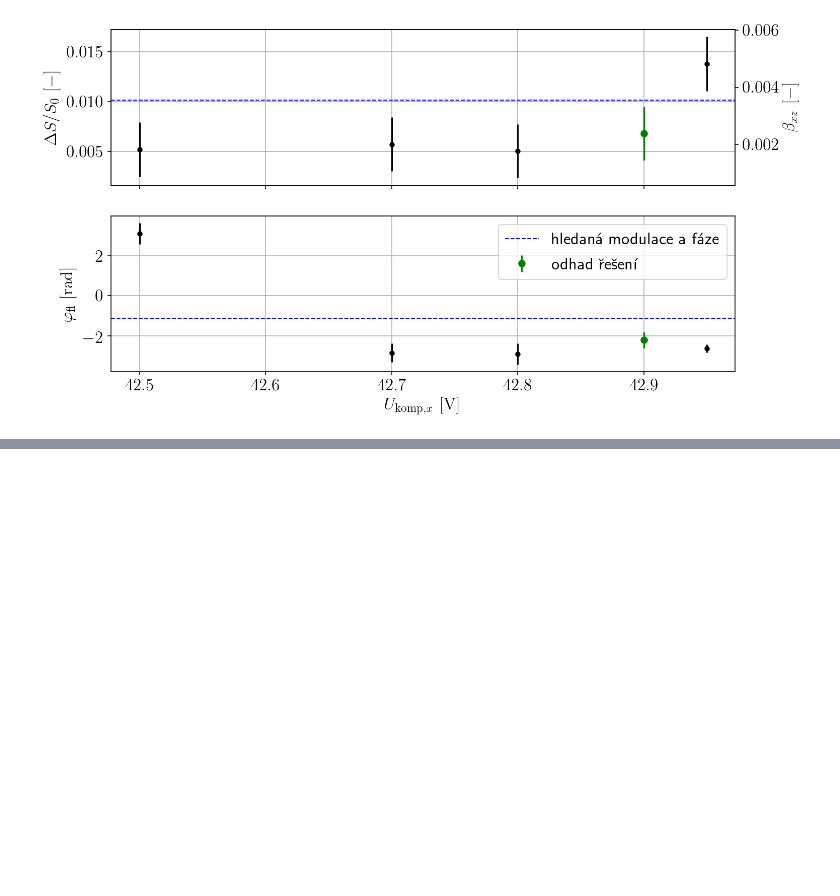
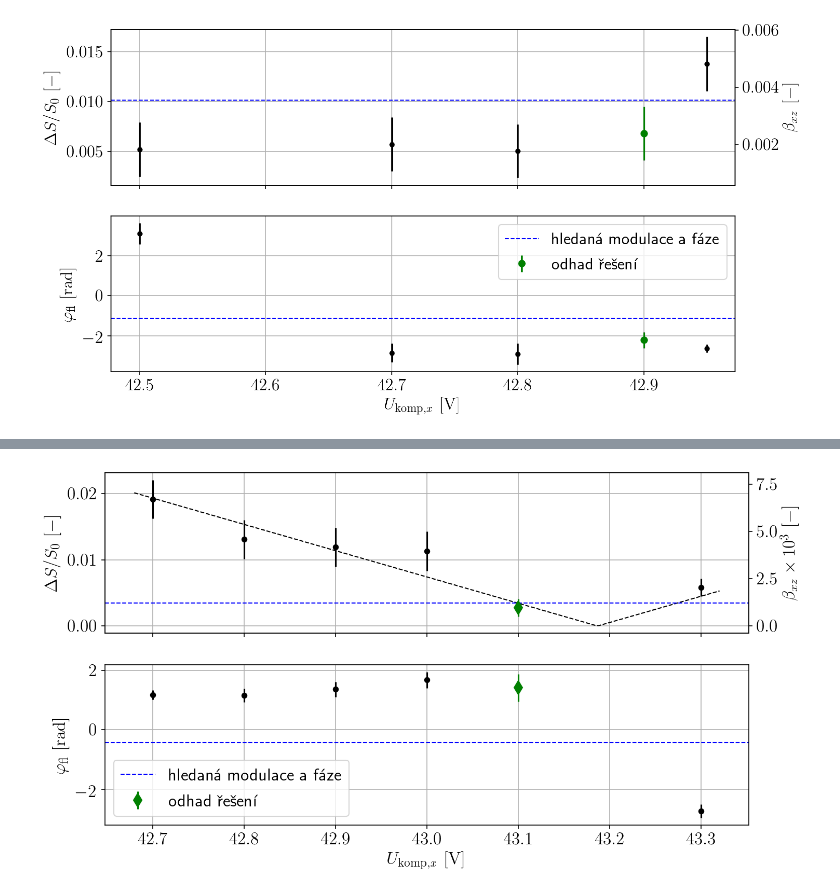
Before and after one commit to dvadlejch/Julia_vypocty_diplomka, a Jupyter notebook: julia_plots/xz_EMM_min_plot.ipynb, the cells around one changed output, grey strips where cells are left out. Cells and saved outputs as stored; diff of their text form; code cells hidden in the pictures; blank space fills up the shorter version.

```diff
--- a/julia_plots/xz_EMM_min_plot.ipynb
+++ b/julia_plots/xz_EMM_min_plot.ipynb
@@ -395,0 +687,72 @@ ax2.grid()
+# %%
+f, (ax1, ax2) = plt.subplots(2,1, sharex=True, figsize=(sizex/my_dpi, sizey/my_dpi), dpi=my_dpi)
+
+indexes = np.array([ 5,6,7,8,11])
+indexes_line_fit = [5,6,7,8,10,11]
+Delta_S_S_ratio_sigma = np.array(Delta_S_S_ratio_sigma)
+fot_phi = np.array(fot_phi)
+fot_phi_sigma = np.array(fot_phi_sigma)
+
+
+# zkusim body prolozit primkou
+from scipy.optimize import least_squares
+from EMM_min_func import MM_resid, MM_line
+# kvuli spravnosti fitu potrebuju upravit znamenka
+DeltaS_S_ratio[10] = - DeltaS_S_ratio[10]
+DeltaS_S_ratio[11] = - DeltaS_S_ratio[11]
+
+fit = least_squares(MM_resid, x0=[1,1], args=(DeltaS_S_ratio[indexes_line_fit], U_komp_x[indexes_line_fit]))
+
+U_komp_delta = 0.02
+U_komp_x_fit = np.linspace(min(U_komp_x[indexes_line_fit])-U_komp_delta, max(U_komp_x[indexes_line_fit])+U_komp_delta, 200)
+DeltaS_S_fit = MM_line(fit.x, U_komp_x_fit)
+#######
+
+ax1.errorbar(U_komp_x[indexes], np.abs(DeltaS_S_ratio[indexes]), fmt='.', color='black', yerr=Delta_S_S_ratio_sigma[indexes], markersize=9)
+ax1.plot(U_komp_x_fit, np.abs(DeltaS_S_fit), linestyle='--', linewidth=1, color='black', label=r"proložení přímkou" )
+
+#--- mereni v minimu
+# x.errorbar(nu[np.argmin(beta)], np.abs(DeltaS_S_ratio[np.argmin(beta)]), fmt='.', color='green',
+#           yerr = Delta_S_S_ratio_sigma[np.argmin(beta)], markersize=10)
+ax1.errorbar(U_komp_x[10], np.abs(DeltaS_S_ratio[10]), fmt='d', color='green',
+          yerr = Delta_S_S_ratio_sigma[10], markersize=9, label=r"odhad řešení")
+
+# plot hledane modulace
+ax1.axhline(DeltaS_S_ratio_xz_teor, linewidth=1, linestyle='--', color='blue')
+
+ax12 = ax1.twinx()
+# x2.errorbar(nu[4:], beta[4:], fmt='.', yerr=beta_sigma[4:], color='blue')
+ax12.errorbar(U_komp_x[np.array(indexes)], beta[np.array(indexes)]*1e3,fmt='.',
+            yerr=beta_sigma[indexes]*1e3, alpha=0)
+ax12.set_ylim(  get_beta(Omega, decay_rate, laser_detun, ax1.get_ylim()[0] )*1e3, get_beta(Omega, decay_rate, laser_detun, ax1.get_ylim()[1] )*1e3)
+
+ax2.errorbar(U_komp_x[np.array(indexes)], fot_phi[np.array(indexes)], fmt='.', color='black', yerr=fot_phi_sigma[np.array(indexes)], markersize=9)
+# ax2.errorbar(U_komp_x[np.array(indexes)], fot_phi[np.array(indexes)] - fot_phi[12], fmt='.', color='black', yerr=fot_phi_sigma[np.array(indexes)], markersize=9)
+
+#--- mereni v minimu
+# x.errorbar(nu[np.argmin(beta)], np.abs(DeltaS_S_ratio[np.argmin(beta)]), fmt='.', color='green',
+#           yerr = Delta_S_S_ratio_sigma[np.argmin(beta)], markersize=10)
+ax2.errorbar(U_komp_x[10], fot_phi[10], fmt='d', color='green',
+          yerr = fot_phi_sigma[10], markersize=9, label=r"odhad řešení")
+# ax1.plot(U_komp_x[11], np.abs( DeltaS_S_ratio[11] ), 'x')
+
+# plot hledane modulace
+ax2.axhline(fot_phi_xz_teor, linewidth=1, linestyle='--', color='blue', label=r"hledaná modulace a fáze")
+# ax2.axhline(fot_phi_xz_teor -2*np.pi, linewidth=1, linestyle='--', color='blue')
+# ax2.axhline(fot_phi_xz_teor +2*np.pi, linewidth=1, linestyle='--', color='blue')
+
+# --- popisky
+ax2.set_xlabel(r"$ U_{\rm komp, \it x} \, \, \rm [V]$")
+ax1.set_ylabel(r"$ \Delta S / S_0 \, \, \rm [-]$")
+ax12.set_ylabel(r"$ \beta_{xz} \times 10^{3} \, \, \rm [-] $")
+ax2.set_ylabel(r"$\varphi_{\rm fl} \, \, \rm [rad] $")
+
+# ax1.legend()
+ax1.grid()
+ax2.legend()
+# ax1.legend()
+ax2.grid()
+
+# plt.savefig("/home/dan/diplomka_winfiles/Julia_vypocty_diplomka/julia_plots/xz_EMM_minim_proces_detail_24_05_2020.svg", bbox_inches="tight")
+# %% [output]
+[figure, added]
```
Also changed, not shown: parts of 15 cells of this notebook, 26 other files.
